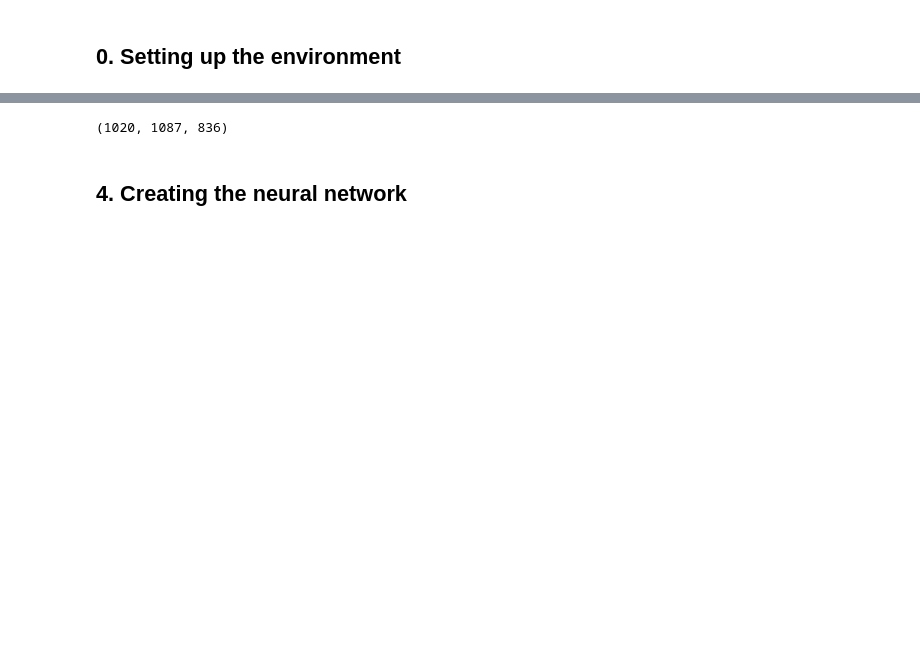
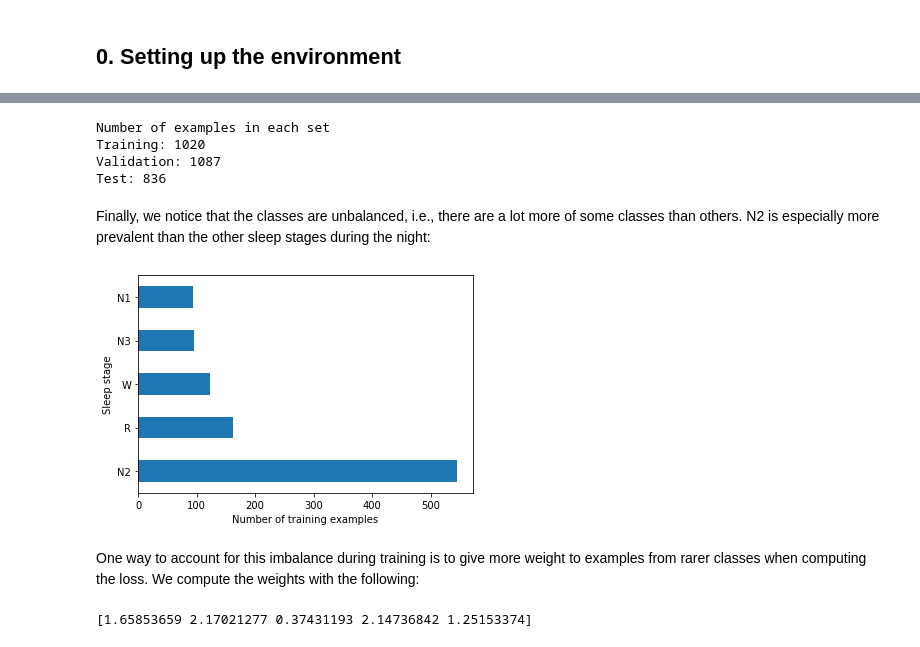
Before and after one commit to hubertjb/dl-eeg-tutorial, a Jupyter notebook: sleep_staging_physionet.ipynb, the cells around one changed output, grey strips where cells are left out. Cells and saved outputs as stored; diff of their text form; code cells hidden in the pictures; blank space fills up the shorter version.

```diff
--- a/sleep_staging_physionet.ipynb
+++ b/sleep_staging_physionet.ipynb
@@ -64,5 +95,5 @@ recordings = [1]
 # %%
-fnames = fetch_data(subjects=subjects, recording=recordings)
+fnames = fetch_data(subjects=subjects, recording=recordings, on_missing='warn')
 # %%
 def load_sleep_physionet_raw(raw_fname, annot_fname, load_eeg_only=True,
                              crop_wake_mins=30):
@@ -137,14 +182,20 @@ raws[0].plot_psd();
 # %%
 def extract_epochs(raw, chunk_duration=30.):
-    """Extract epochs from raw data.
+    """Extract non-overlapping epochs from raw data.
 
     Parameters
     ----------
-    ...
+    raw : mne.io.Raw
+        Raw data object to be windowed.
+    chunk_duration : float
+        Length of a window.
 
     Returns
     -------
-    np.ndarray, np.ndarray
+    np.ndarray
+        Epoched data, of shape (n_epochs, n_channels, n_times).
+    np.ndarray
+        Event identifiers for each epoch, shape (n_epochs,).
     """
     annotation_desc_2_event_id = {
         'Sleep stage W': 1,
@@ -182,12 +233,14 @@ class EpochsDataset(Dataset):
 
     Parameters
     ----------
-    epochs_data : 3d array, shape (n_epochs, n_channels, n_times)
-        The epochs data.
-    epochs_labels : array of int, shape (n_epochs,)
-        The epochs labels.
-    subj_nb ... XXX
-    rec_nb ... XXX
+    epochs_data : np.ndarray
+        The epochs data, shape (n_epochs, n_channels, n_times).
+    epochs_labels : np.ndarray
+        The epochs labels, shape (n_epochs,)
+    subj_nb: None | int
+        Subject number.
+    rec_nb: None | int
+        Recording number.
     transform : callable | None
         The function to eventually apply to each epoch
         for preprocessing (e.g. scaling). Defaults to None.
@@ -278,13 +339,35 @@ train_ds, valid_ds = train_test_split(train_ds, 1, split_by='subj_nb')
-# %%
-len(train_ds), len(valid_ds), len(test_ds)
-# %% [output]
-(1020, 1087, 836)
+# %%
+n_subjects_valid = max(1, int(len(dataset.datasets) * 0.1))
+train_ds, test_ds = train_test_split(dataset, n_subjects_valid, split_by='subj_nb')
+train_ds, valid_ds = train_test_split(train_ds, n_subjects_valid, split_by='subj_nb')
+
+print('Number of examples in each set')
+print(f'Training: {len(train_ds)}')
+print(f'Validation: {len(valid_ds)}')
+print(f'Test: {len(test_ds)}')
+# %% [output]
+Number of examples in each set
+Training: 1020
+Validation: 1087
+Test: 836
+# %% [markdown]
+Finally, we notice that the classes are unbalanced, i.e., there are a lot more of some classes than others. N2 is especially more prevalent than the other sleep stages during the night:
+# %%
+classes_mapping = {0: 'W', 1: 'N1', 2: 'N2', 3: 'N3', 4: 'R'}
+y_train = pd.Series([y for _, y in train_ds]).map(classes_mapping)
+ax = y_train.value_counts().plot(kind='barh')
+ax.set_xlabel('Number of training examples');
+ax.set_ylabel('Sleep stage');
+# %% [output]
+[figure, added]
+# %% [markdown]
+One way to account for this imbalance during training is to give more weight to examples from rarer classes when computing the loss. We compute the weights with the following:
 # %%
 # Computing class weight
-
 from sklearn.utils.class_weight import compute_class_weight
 
 train_y = np.concatenate([ds.epochs_labels for ds in train_ds.datasets])
-class_weights = compute_class_weight('balanced', np.unique(train_y), train_y)
+class_weights = compute_class_weight('balanced', classes=np.unique(train_y), y=train_y)
+print(class_weights)
+# %% [output]
+[1.65853659 2.17021277 0.37431193 2.14736842 1.25153374]
-# %% [markdown]
-## 4. Creating the neural network
```
Also changed, not shown: parts of 54 cells of this notebook, 3 other files.
